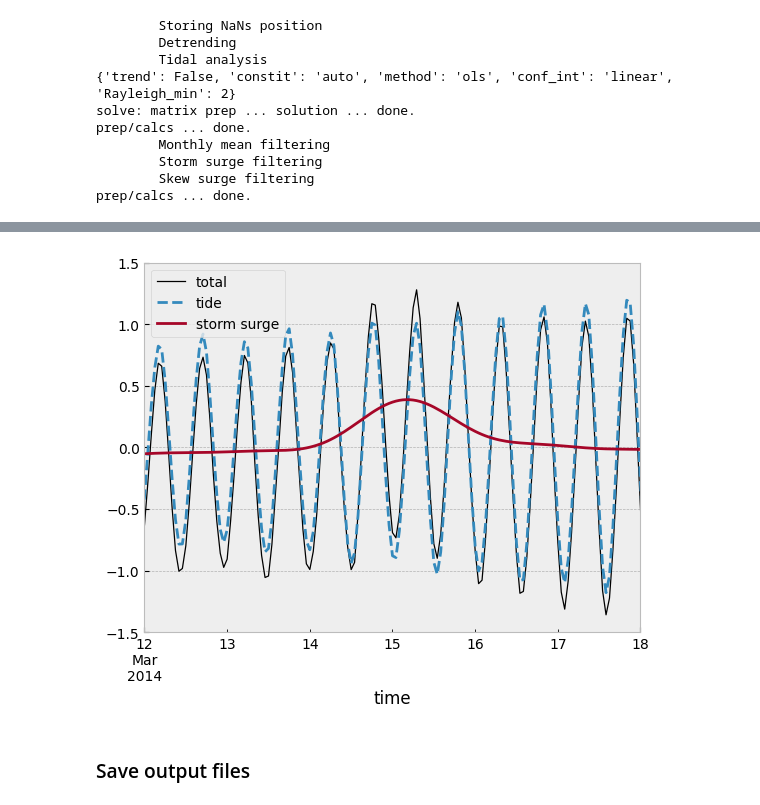
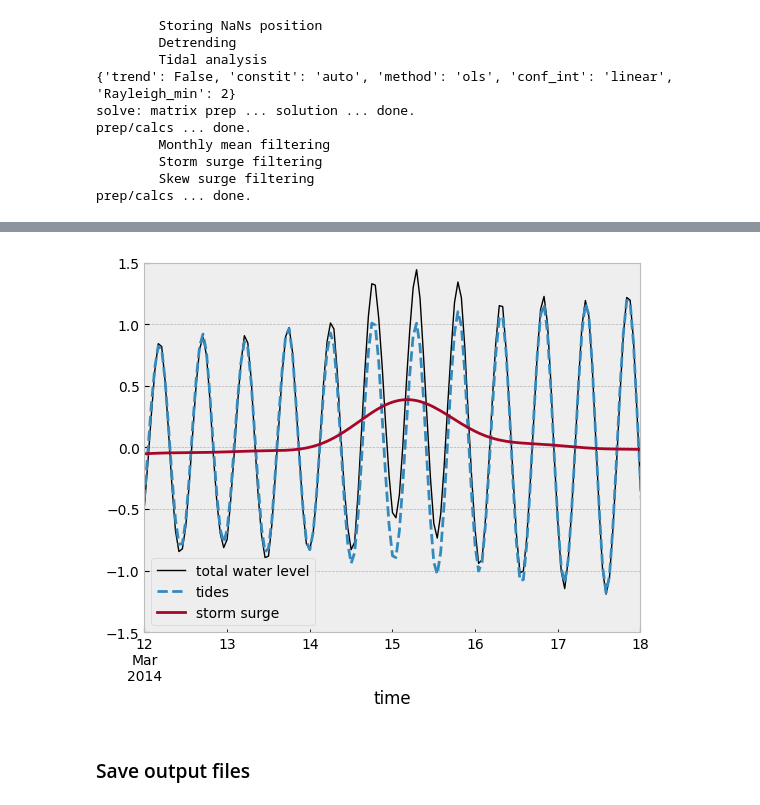
Before and after one commit to metocean/TAIAO, a Jupyter notebook: data_transformations/extract_storm_surge_linz.ipynb, the cells around one changed output, grey strips where cells are left out. Cells and saved outputs as stored; diff of their text form; code cells hidden in the pictures.

```diff
--- a/data_transformations/extract_storm_surge_linz.ipynb
+++ b/data_transformations/extract_storm_surge_linz.ipynb
@@ -331,14 +365,13 @@ plt.xlim(dt.datetime(2014, 1, 1), dt.datetime(2015, 1, 1));
 # %%
 plt.figure();
-df['elev'].plot(linewidth=.9, color='k', label='total');
-df['tide'].plot(linestyle='--', label='tide');
+df['et'].plot(linewidth=1, color='k', label='total water level');
+df['tide'].plot(linestyle='--', label='tides');
 df['ss'].plot(label='storm surge');
 plt.legend(loc='best');
-
 plt.xlim(dt.datetime(2014, 3, 12), dt.datetime(2014, 3, 18));
 plt.ylim(-1.5, 1.5);
 # %% [output]
-[figure, old version]
+[figure, new version]
 # %% [markdown]
 ### Save output files
 # %%
```
Also changed, not shown: parts of 16 cells of this notebook.
